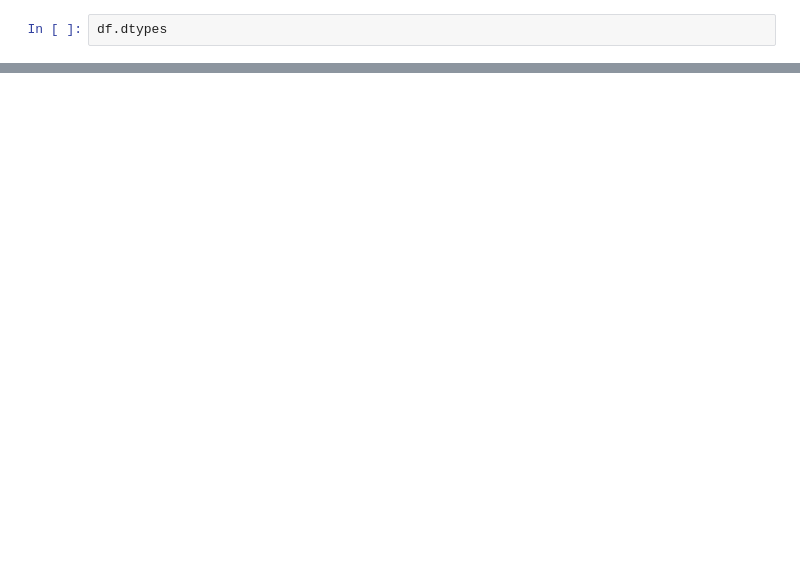
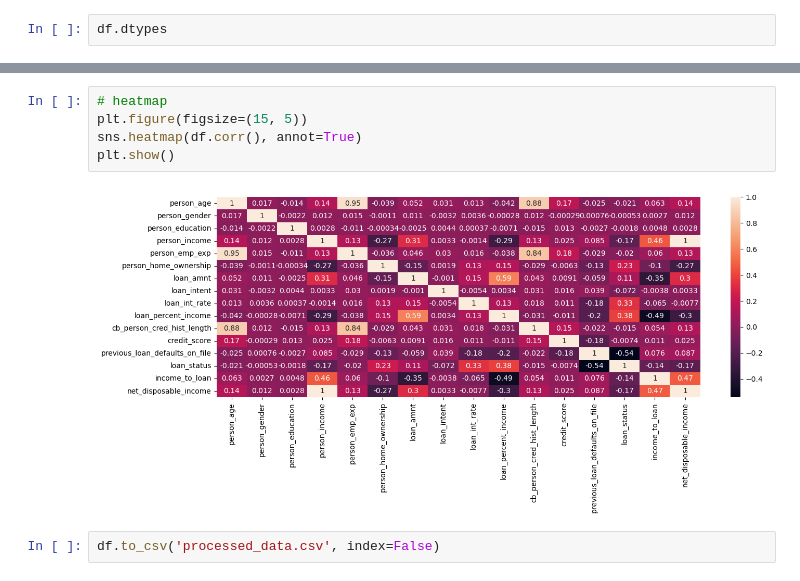
Before and after one commit to meutsabdahal/loan-prediction-with-classification-model, a Jupyter notebook: data_processing.ipynb, the cells around one changed output, grey strips where cells are left out. Saved outputs shown, nothing was run; the diff lists cells and outputs as text; blank space fills up the shorter version.

```diff
--- a/data_processing.ipynb
+++ b/data_processing.ipynb
@@ -88,0 +79,9 @@ df.to_csv('processed_data.csv', index=False)
+# %%
+# heatmap
+plt.figure(figsize=(15, 5))
+sns.heatmap(df.corr(), annot=True)
+plt.show()
+# %% [output]
+[figure, added]
+# %%
+df.to_csv('processed_data.csv', index=False)
```
Also changed, not shown: parts of 10 cells of this notebook, 8 other files.
